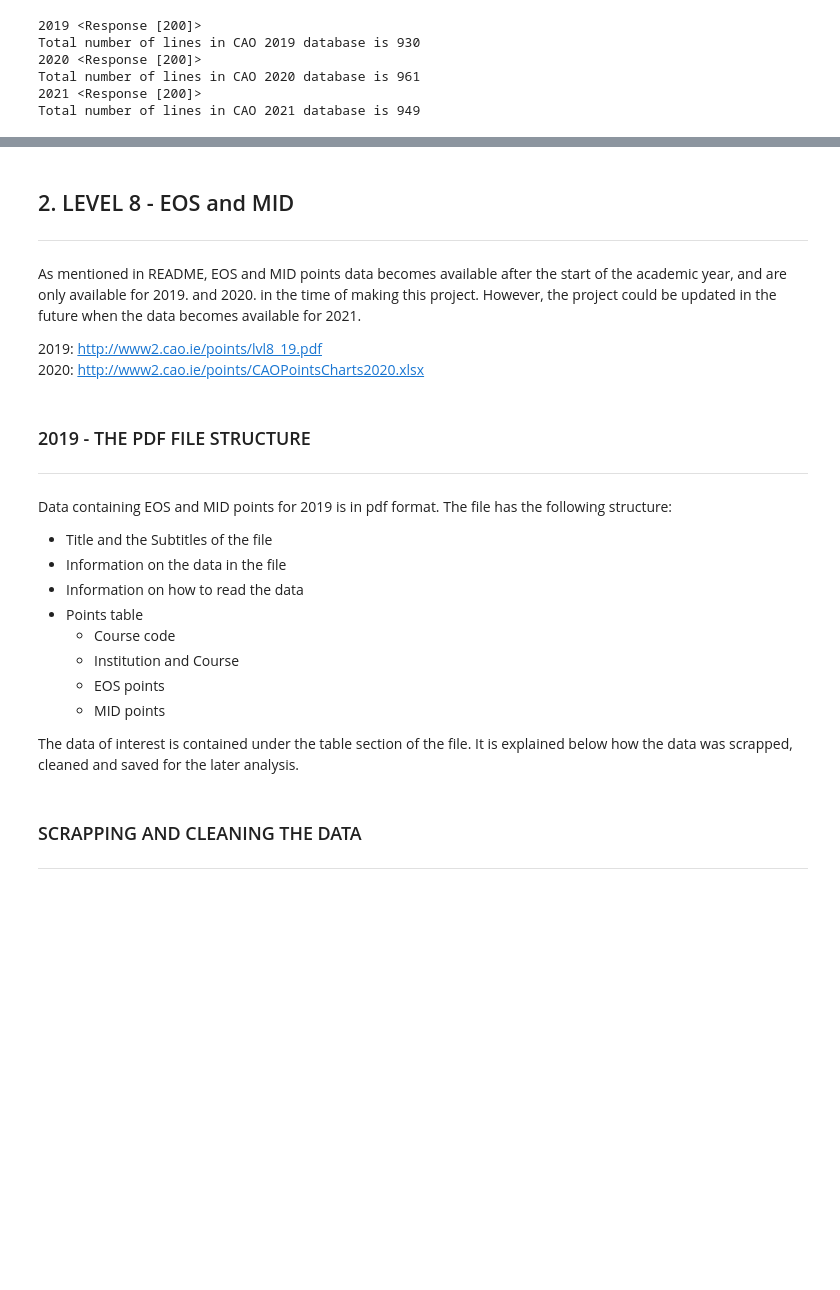
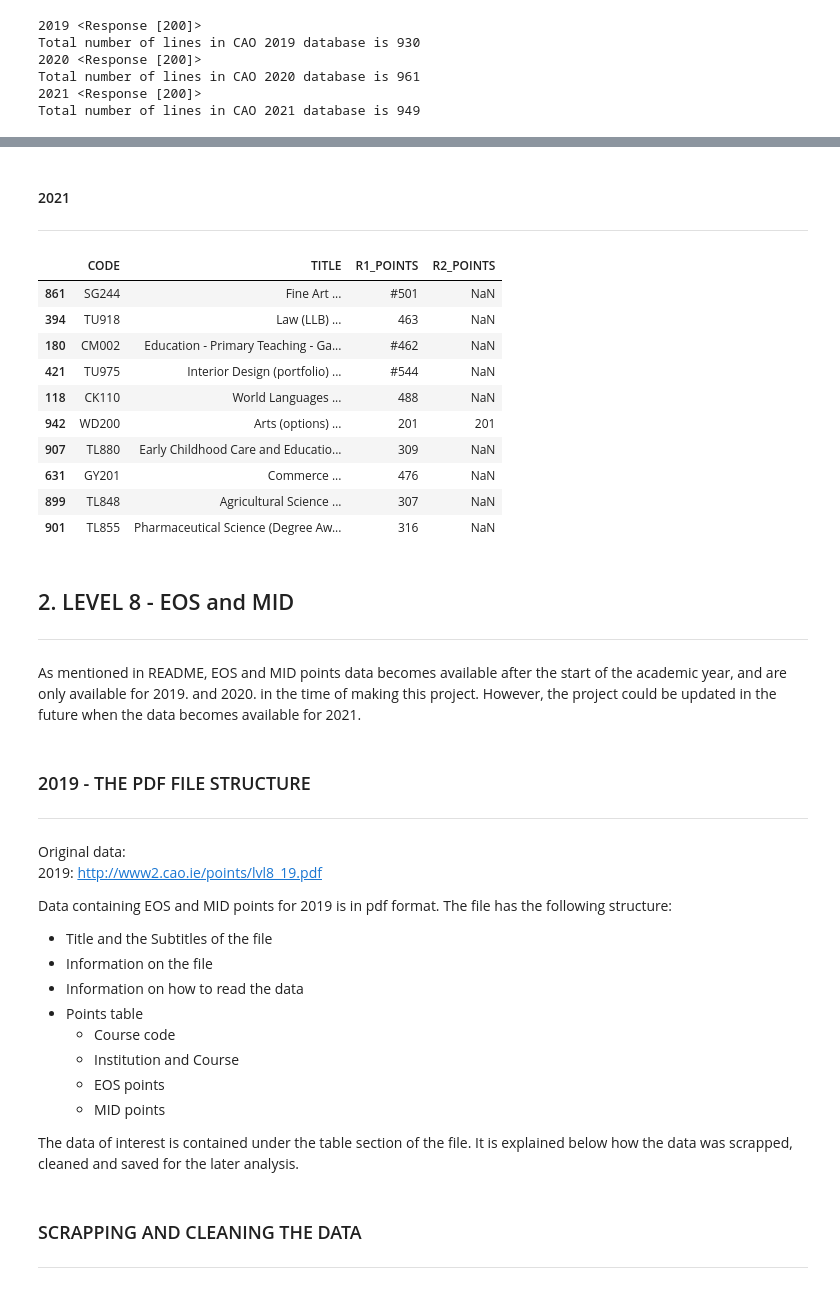
Before and after one commit to AnteDujic/Fundamentals-of-Data-Analysis, a Jupyter notebook: cao.ipynb, the cells around one changed output, grey strips where cells are left out. Drawn from its saved outputs; the diff is of its cells as text; code cells hidden in the pictures; blank space fills up the shorter version.

```diff
--- a/cao.ipynb
+++ b/cao.ipynb
@@ -184,19 +225,39 @@ Total number of lines in CAO 2021 database is 949
+# %% [markdown]
+#### 2021
+***
+# %%
+# Read csv file
+clean_2021 = pd.read_csv ("data/cao2021" +  nowstr + ".csv", encoding = "cp1252")
+# Output random 10 rows
+clean_2021.sample(n = 10)
+# %% [output]
+|  | CODE | TITLE | R1_POINTS | R2_POINTS |
+| 861 | SG244 | Fine Art ... | #501 | NaN |
+| 394 | TU918 | Law (LLB) ... | 463 | NaN |
+| 180 | CM002 | Education - Primary Teaching - Ga... | #462 | NaN |
+| 421 | TU975 | Interior Design (portfolio) ... | #544 | NaN |
+| 118 | CK110 | World Languages ... | 488 | NaN |
+| 942 | WD200 | Arts (options) ... | 201 | 201 |
+| 907 | TL880 | Early Childhood Care and Educatio... | 309 | NaN |
+| 631 | GY201 | Commerce ... | 476 | NaN |
+| 899 | TL848 | Agricultural Science ... | 307 | NaN |
+| 901 | TL855 | Pharmaceutical Science (Degree Aw... | 316 | NaN |
 # %% [markdown]
 ## 2. LEVEL 8 - EOS and MID
 <hr style="border:2px solid gray"> </hr>
 # %% [markdown]
 As mentioned in README, EOS and MID points data becomes available after the start of the academic year, and are only available for 2019. and 2020. in the time of making this project. However, the project could be updated in the future when the data becomes available for 2021.
-
-2019: http://www2.cao.ie/points/lvl8_19.pdf <br>
-2020: http://www2.cao.ie/points/CAOPointsCharts2020.xlsx
 # %% [markdown]
 ### 2019 - THE PDF FILE STRUCTURE
 ***
 # %% [markdown]
+Original data: <br>
+2019: http://www2.cao.ie/points/lvl8_19.pdf <br>
+
 Data containing EOS and MID points for 2019 is in pdf format.
 The file has the following structure:
 - Title and the Subtitles of the file
-- Information on the data in the file
+- Information on the file
 - Information on how to read the data
 - Points table
     - Course code
```
Also changed, not shown: parts of 54 cells of this notebook, 33 other files.
